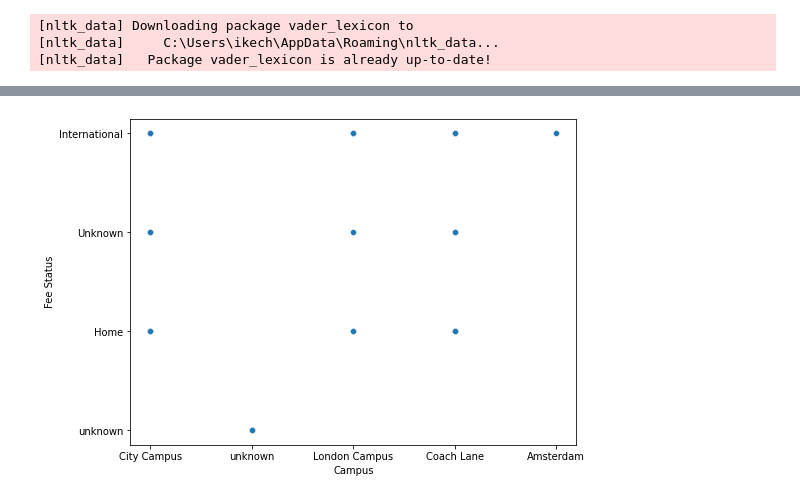
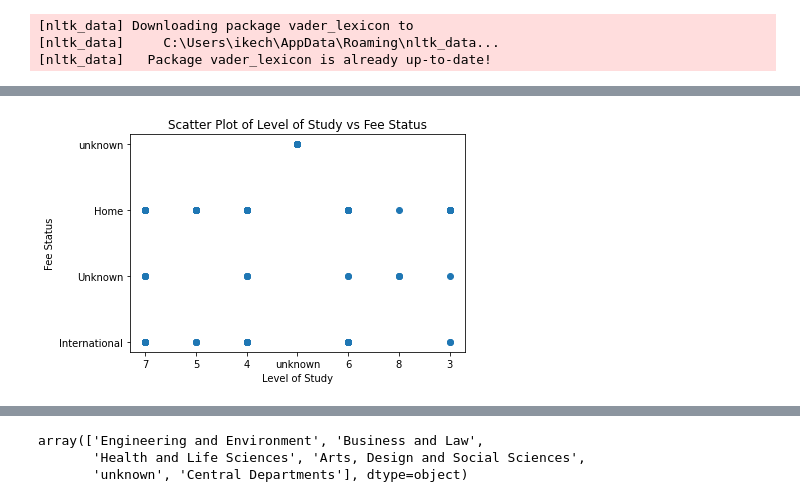
Before and after one commit to ikechukwuelijah/northumbriaSU, a Jupyter notebook: Northumbria SU.ipynb, the cells around one changed output, grey strips where cells are left out. Drawn from its saved outputs; the diff is of its cells as text; code cells hidden in the pictures.

```diff
--- a/Northumbria SU.ipynb
+++ b/Northumbria SU.ipynb
@@ -434,0 +447,16 @@ data = pd.read_csv("northumbria.csv")
+# %%
+#import dataset
+data = pd.read_csv("northumbria.csv")
+# %%
+# Example: Selecting two variables from the dataset
+variable1 = data['Level of Study']
+variable2 = data['Fee Status']
+# %%
+# Create a scatter plot
+plt.scatter(variable1, variable2)
+plt.title("Scatter Plot of Level of Study vs Fee Status")
+plt.xlabel("Level of Study")
+plt.ylabel("Fee Status")
+plt.show()
+# %% [output]
+[figure, added]
@@ -448,10 +482,10 @@ data
 | 509 | Business and Law | Marketing, Operations and Systems | International | 7 | London Campus | Agree | Strongly Agree | ... |
 | 510 | Central Departments | QA Pathway College | International | 4 | London Campus | Agree | Strongly Agree | ... |
 511 rows × 13 columns
-# %%
-# cluster analysis using scatterplot
-plt.figure(figsize=(8,6))
-sns.scatterplot(data=data, x='Campus', y='Fee Status')
-plt.show()
-# %% [output]
-[figure, removed]
+# %%
+# unique variables in each column
+data['Award Level'].unique()
+# %% [output]
+array(['Engineering and Environment', 'Business and Law',
+       'Health and Life Sciences', 'Arts, Design and Social Sciences',
+       'unknown', 'Central Departments'], dtype=object)
```
Also changed, not shown: parts of 11 cells of this notebook.
